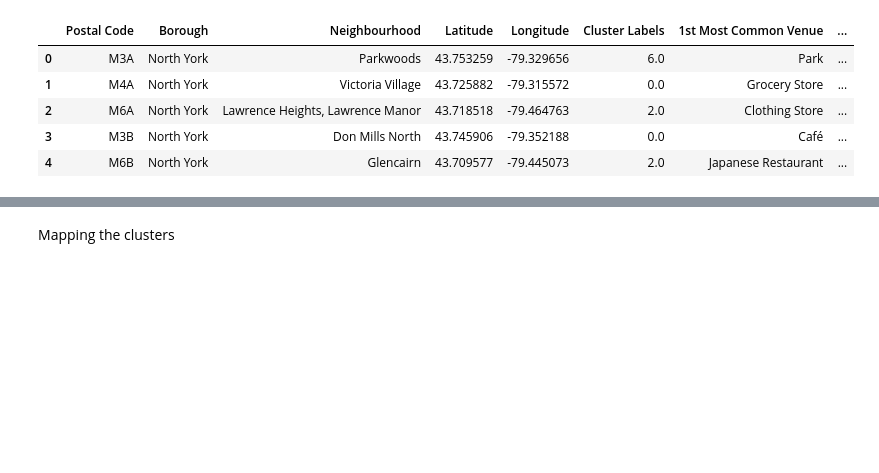
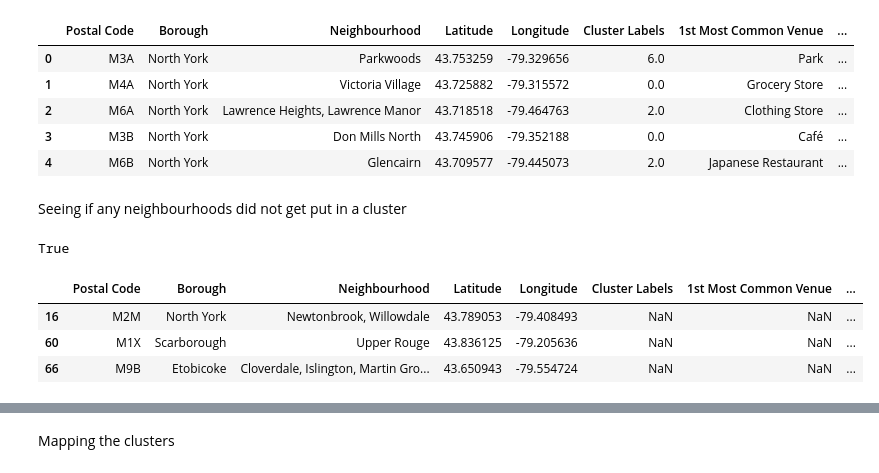
Before and after one commit to smithg1390/Coursera_Capstone, a Jupyter notebook: Applied Data Science Capstone.ipynb, the cells around one changed output, grey strips where cells are left out. Saved outputs shown, nothing was run; the diff lists cells and outputs as text; code cells hidden in the pictures; blank space fills up the shorter version.

```diff
--- a/Applied Data Science Capstone.ipynb
+++ b/Applied Data Science Capstone.ipynb
@@ -438,3 +438,16 @@ toronto_merged.head()
 | 2 | M6A | North York | Lawrence Heights, Lawrence Manor | 43.718518 | -79.464763 | 2.0 | Clothing Store | ... |
 | 3 | M3B | North York | Don Mills North | 43.745906 | -79.352188 | 0.0 | Café | ... |
 | 4 | M6B | North York | Glencairn | 43.709577 | -79.445073 | 2.0 | Japanese Restaurant | ... |
+# %% [markdown]
+Seeing if any neighbourhoods did not get put in a cluster
+# %%
+any(toronto_merged['Cluster Labels'].isnull())
+# %% [output]
+True
+# %%
+toronto_merged[toronto_merged['Cluster Labels'].isnull()]
+# %% [output]
+|  | Postal Code | Borough | Neighbourhood | Latitude | Longitude | Cluster Labels | 1st Most Common Venue | ... |
+| 16 | M2M | North York | Newtonbrook, Willowdale | 43.789053 | -79.408493 | NaN | NaN | ... |
+| 60 | M1X | Scarborough | Upper Rouge | 43.836125 | -79.205636 | NaN | NaN | ... |
+| 66 | M9B | Etobicoke | Cloverdale, Islington, Martin Gro... | 43.650943 | -79.554724 | NaN | NaN | ... |
```
Also changed, not shown: parts of 13 cells of this notebook.
